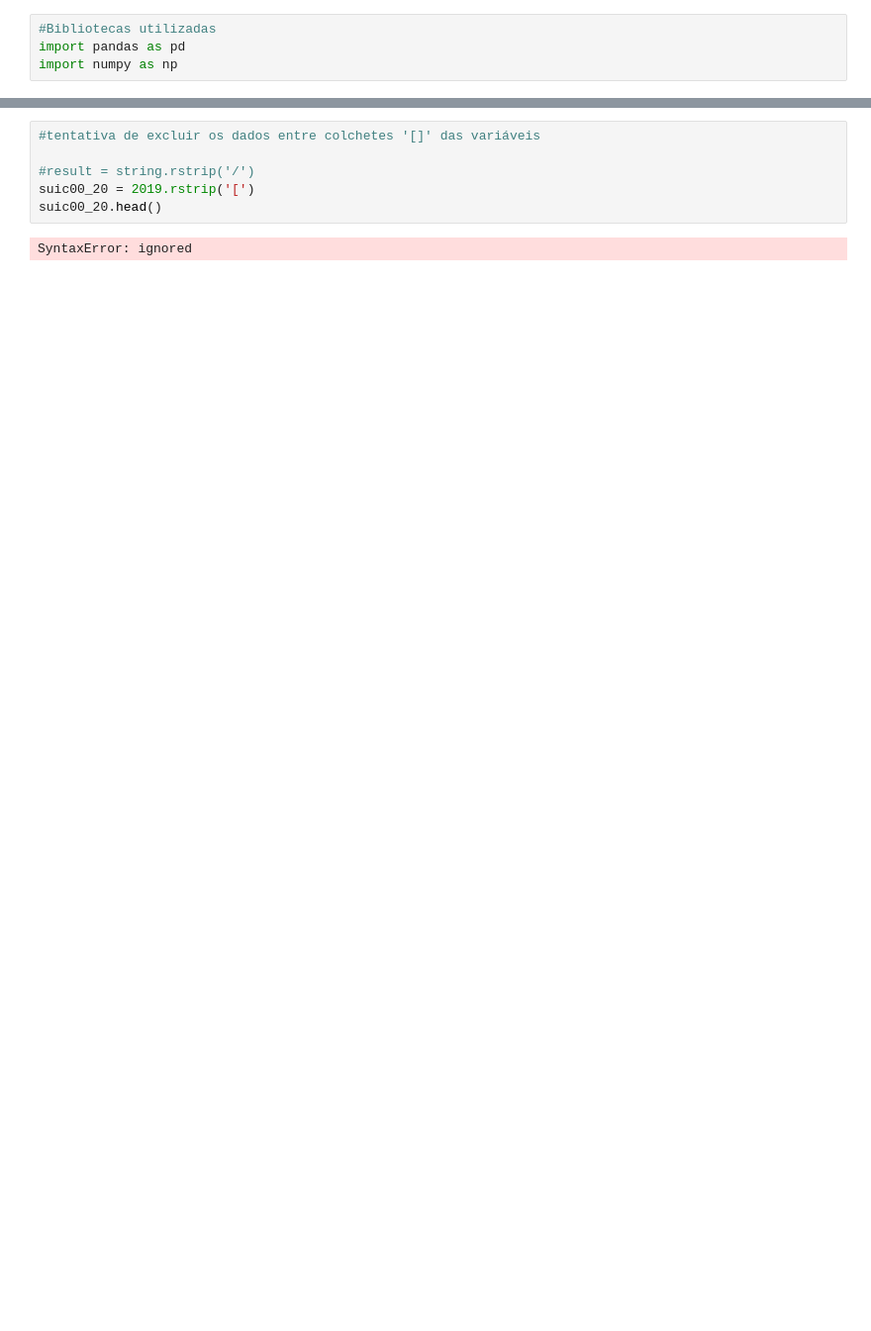
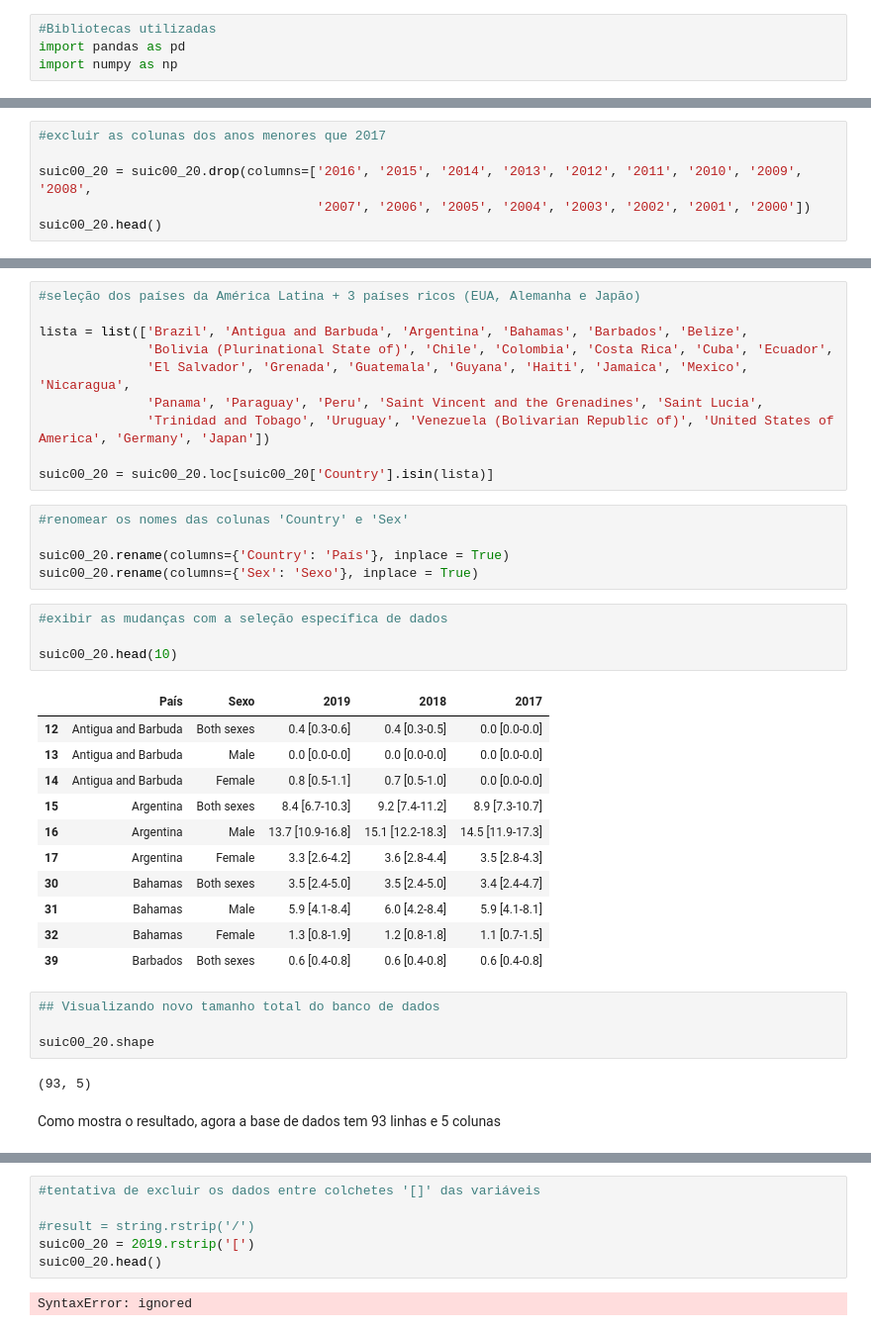
Before and after one commit to brunamulinari/TechLabsProject_PsiData, a Jupyter notebook: suicidios_saudemental_OMS.ipynb, the cells around one changed output, grey strips where cells are left out. Shown at 99% size. Cells and saved outputs as stored; diff of their text form; blank space fills up the shorter version.

```diff
--- a/suicidios_saudemental_OMS.ipynb
+++ b/suicidios_saudemental_OMS.ipynb
@@ -28,3 +32,9 @@ suic00_20.head()
 | 2 | Afghanistan | Female | 3.6 [2.0-5.9] | 3.5 [2.0-5.8] | 3.4 [2.0-5.7] | 3.6 [2.1-5.9] | 3.6 [2.0-5.9] | 3.6 [2.1-5.9] | 3.7 [2.1-6.0] | 3.7 [2.2-6.0] | 3.8 [2.2-6.1] | ... |
 | 3 | Albania | Both sexes | 4.3 [2.4-6.7] | 4.5 [2.5-6.9] | 4.7 [2.6-7.1] | 4.7 [2.6-7.1] | 4.8 [2.6-7.2] | 5.0 [2.7-7.4] | 5.3 [3.0-7.7] | 5.2 [2.9-7.5] | 7.9 [4.8-11.1] | ... |
 | 4 | Albania | Male | 5.9 [3.1-9.3] | 6.2 [3.2-9.6] | 6.3 [3.3-9.9] | 6.3 [3.2-9.7] | 6.3 [3.2-9.6] | 6.6 [3.4-10.0] | 6.9 [3.5-10.3] | 6.9 [3.5-10.1] | 7.5 [3.9-10.7] | ... |
+# %%
+#excluir as colunas dos anos menores que 2017
+
+suic00_20 = suic00_20.drop(columns=['2016', '2015', '2014', '2013', '2012', '2011', '2010', '2009', '2008',
+                                    '2007', '2006', '2005', '2004', '2003', '2002', '2001', '2000'])
+suic00_20.head()
@@ -30,0 +48,39 @@ suic00_20.head()
+# %%
+#seleção dos países da América Latina + 3 países ricos (EUA, Alemanha e Japão)
+
+lista = list(['Brazil', 'Antigua and Barbuda', 'Argentina', 'Bahamas', 'Barbados', 'Belize',
+              'Bolivia (Plurinational State of)', 'Chile', 'Colombia', 'Costa Rica', 'Cuba', 'Ecuador',
+              'El Salvador', 'Grenada', 'Guatemala', 'Guyana', 'Haiti', 'Jamaica', 'Mexico', 'Nicaragua',
+              'Panama', 'Paraguay', 'Peru', 'Saint Vincent and the Grenadines', 'Saint Lucia',
+              'Trinidad and Tobago', 'Uruguay', 'Venezuela (Bolivarian Republic of)', 'United States of America', 'Germany', 'Japan'])
+
+suic00_20 = suic00_20.loc[suic00_20['Country'].isin(lista)]
+# %%
+#renomear os nomes das colunas 'Country' e 'Sex'
+
+suic00_20.rename(columns={'Country': 'País'}, inplace = True)
+suic00_20.rename(columns={'Sex': 'Sexo'}, inplace = True)
+# %%
+#exibir as mudanças com a seleção específica de dados
+
+suic00_20.head(10)
+# %% [output]
+|  | País | Sexo | 2019 | 2018 | 2017 |
+| 12 | Antigua and Barbuda | Both sexes | 0.4 [0.3-0.6] | 0.4 [0.3-0.5] | 0.0 [0.0-0.0] |
+| 13 | Antigua and Barbuda | Male | 0.0 [0.0-0.0] | 0.0 [0.0-0.0] | 0.0 [0.0-0.0] |
+| 14 | Antigua and Barbuda | Female | 0.8 [0.5-1.1] | 0.7 [0.5-1.0] | 0.0 [0.0-0.0] |
+| 15 | Argentina | Both sexes | 8.4 [6.7-10.3] | 9.2 [7.4-11.2] | 8.9 [7.3-10.7] |
+| 16 | Argentina | Male | 13.7 [10.9-16.8] | 15.1 [12.2-18.3] | 14.5 [11.9-17.3] |
+| 17 | Argentina | Female | 3.3 [2.6-4.2] | 3.6 [2.8-4.4] | 3.5 [2.8-4.3] |
+| 30 | Bahamas | Both sexes | 3.5 [2.4-5.0] | 3.5 [2.4-5.0] | 3.4 [2.4-4.7] |
+| 31 | Bahamas | Male | 5.9 [4.1-8.4] | 6.0 [4.2-8.4] | 5.9 [4.1-8.1] |
+| 32 | Bahamas | Female | 1.3 [0.8-1.9] | 1.2 [0.8-1.8] | 1.1 [0.7-1.5] |
+| 39 | Barbados | Both sexes | 0.6 [0.4-0.8] | 0.6 [0.4-0.8] | 0.6 [0.4-0.8] |
+# %%
+## Visualizando novo tamanho total do banco de dados
+
+suic00_20.shape
+# %% [output]
+(93, 5)
+# %% [markdown]
+Como mostra o resultado, agora a base de dados tem 93 linhas e 5 colunas
```
Also changed, not shown: parts of 30 cells of this notebook.
